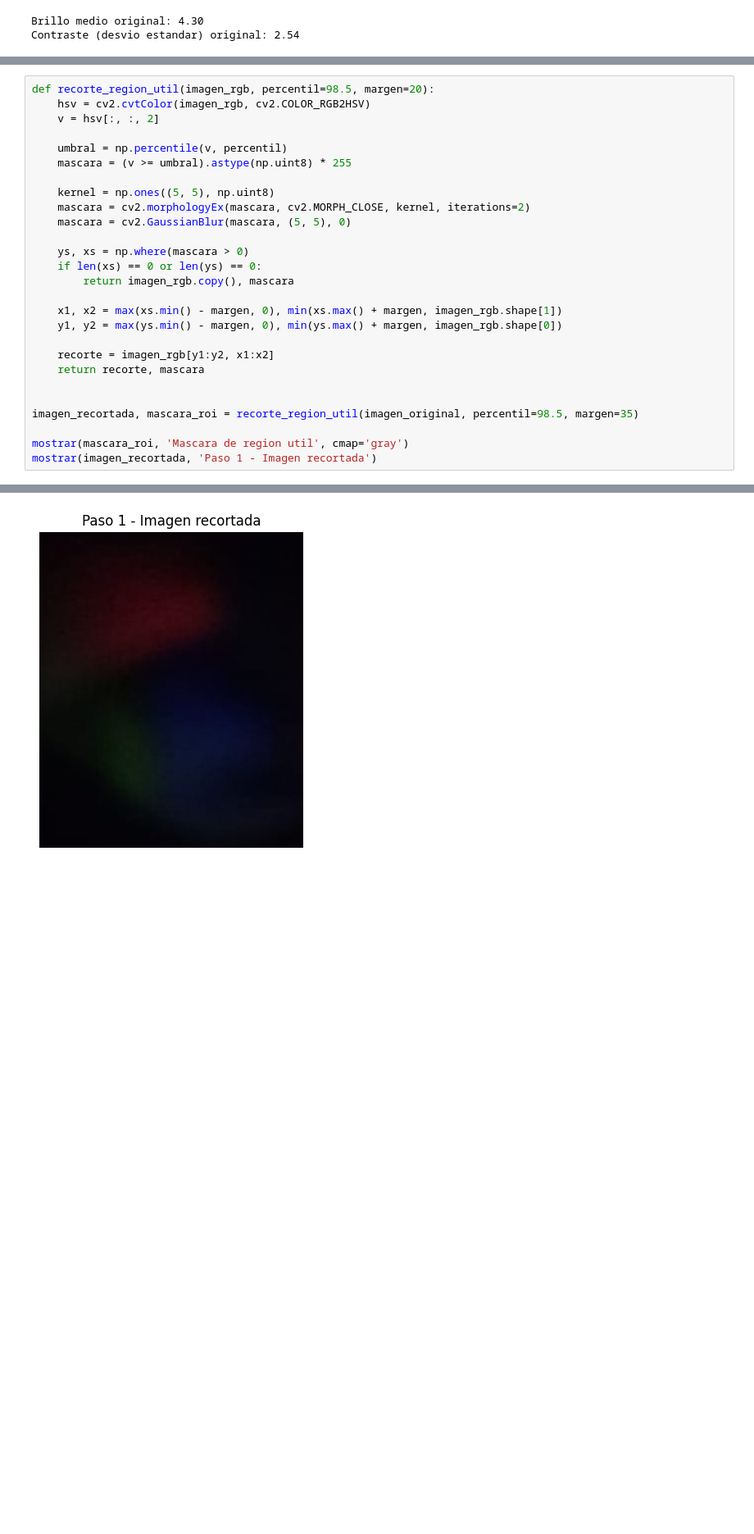
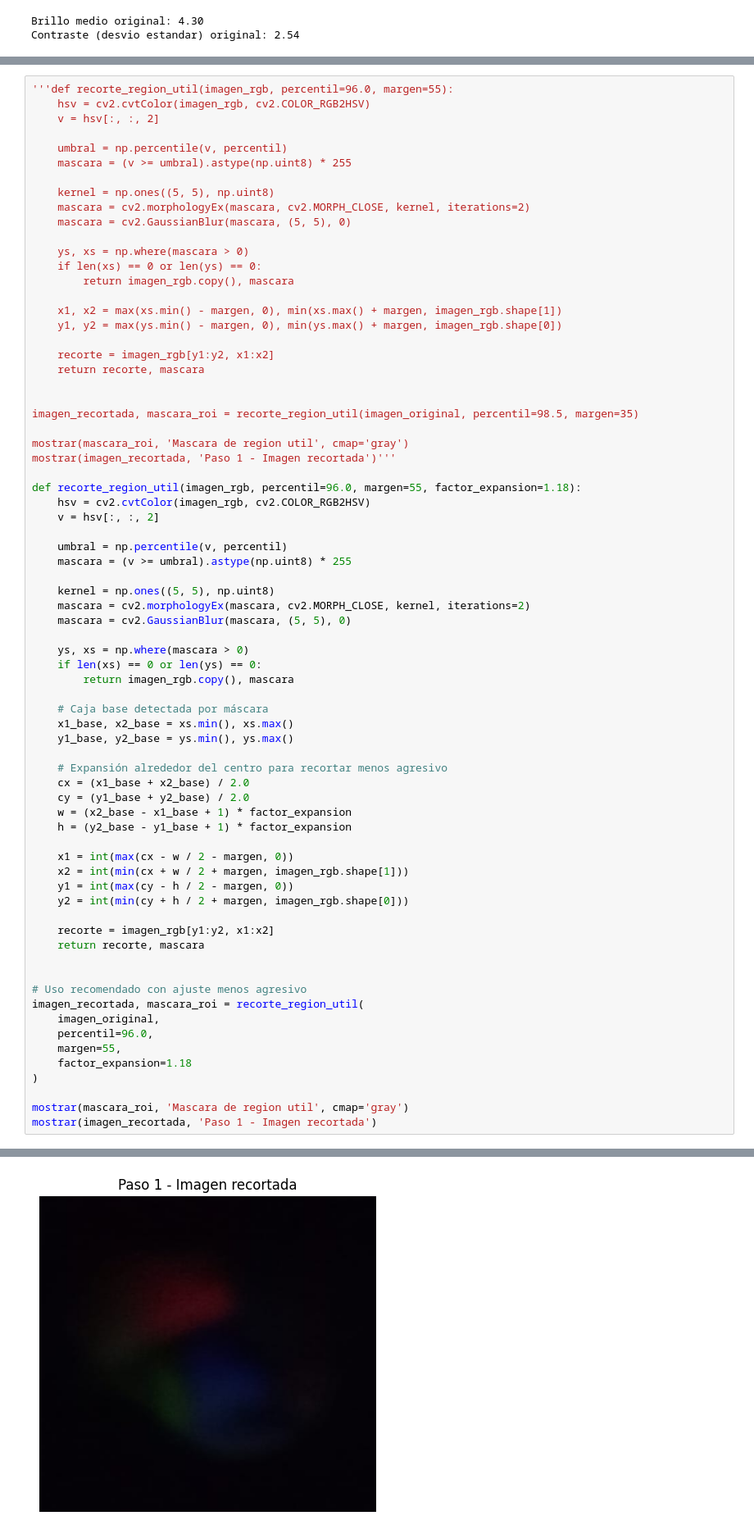
Before and after one commit to damianfortunesky/fortunesky-barrios-cristian-damian-pid-1c-2026, a Jupyter notebook: 005/003 - LAB/2026_PID_CRISTIAN_DAMIAN_FORTUNESKY_BARRIOS.ipynb, the cells around one changed output, grey strips where cells are left out. Shown at 82% size. Drawn from its saved outputs; the diff is of its cells as text; blank space fills up the shorter version.

```diff
--- a/005/003 - LAB/2026_PID_CRISTIAN_DAMIAN_FORTUNESKY_BARRIOS.ipynb
+++ b/005/003 - LAB/2026_PID_CRISTIAN_DAMIAN_FORTUNESKY_BARRIOS.ipynb
@@ -123,7 +123,7 @@ Fundamento: el objeto de interes aparece como una isla de mayor intensidad sobre
 
 Esta etapa reduce fondo inutil y evita que el histograma quede dominado por pixels oscuros del entorno.
 # %%
-def recorte_region_util(imagen_rgb, percentil=98.5, margen=20):
+'''def recorte_region_util(imagen_rgb, percentil=96.0, margen=55):
     hsv = cv2.cvtColor(imagen_rgb, cv2.COLOR_RGB2HSV)
     v = hsv[:, :, 2]
 
@@ -148,5 +148,50 @@ def recorte_region_util(imagen_rgb, percentil=98.5, margen=20):
 imagen_recortada, mascara_roi = recorte_region_util(imagen_original, percentil=98.5, margen=35)
 
 mostrar(mascara_roi, 'Mascara de region util', cmap='gray')
+mostrar(imagen_recortada, 'Paso 1 - Imagen recortada')'''
+
+def recorte_region_util(imagen_rgb, percentil=96.0, margen=55, factor_expansion=1.18):
+    hsv = cv2.cvtColor(imagen_rgb, cv2.COLOR_RGB2HSV)
+    v = hsv[:, :, 2]
+
+    umbral = np.percentile(v, percentil)
+    mascara = (v >= umbral).astype(np.uint8) * 255
+
+    kernel = np.ones((5, 5), np.uint8)
+    mascara = cv2.morphologyEx(mascara, cv2.MORPH_CLOSE, kernel, iterations=2)
+    mascara = cv2.GaussianBlur(mascara, (5, 5), 0)
+
+    ys, xs = np.where(mascara > 0)
+    if len(xs) == 0 or len(ys) == 0:
+        return imagen_rgb.copy(), mascara
+
+    # Caja base detectada por máscara
+    x1_base, x2_base = xs.min(), xs.max()
+    y1_base, y2_base = ys.min(), ys.max()
+
+    # Expansión alrededor del centro para recortar menos agresivo
+    cx = (x1_base + x2_base) / 2.0
+    cy = (y1_base + y2_base) / 2.0
+    w = (x2_base - x1_base + 1) * factor_expansion
+    h = (y2_base - y1_base + 1) * factor_expansion
+
+    x1 = int(max(cx - w / 2 - margen, 0))
+    x2 = int(min(cx + w / 2 + margen, imagen_rgb.shape[1]))
+    y1 = int(max(cy - h / 2 - margen, 0))
+    y2 = int(min(cy + h / 2 + margen, imagen_rgb.shape[0]))
+
+    recorte = imagen_rgb[y1:y2, x1:x2]
+    return recorte, mascara
+
+
+# Uso recomendado con ajuste menos agresivo
+imagen_recortada, mascara_roi = recorte_region_util(
+    imagen_original,
+    percentil=96.0,
+    margen=55,
+    factor_expansion=1.18
+)
+
+mostrar(mascara_roi, 'Mascara de region util', cmap='gray')
 mostrar(imagen_recortada, 'Paso 1 - Imagen recortada')
 # %% [output]
@@ -154,4 +199,4 @@ mostrar(imagen_recortada, 'Paso 1 - Imagen recortada')
-[figure, old version]
+[figure, new version]
 # %% [markdown]
 ## Paso 2: Rotacion de alineacion
 
```
Also changed, not shown: parts of 8 cells of this notebook.
